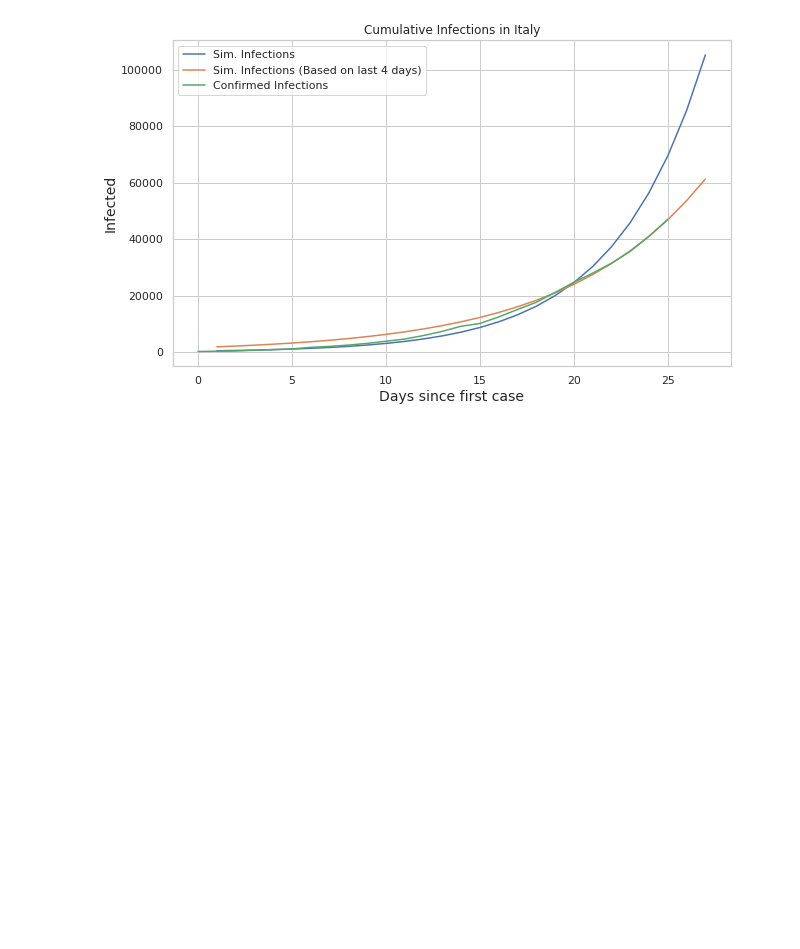
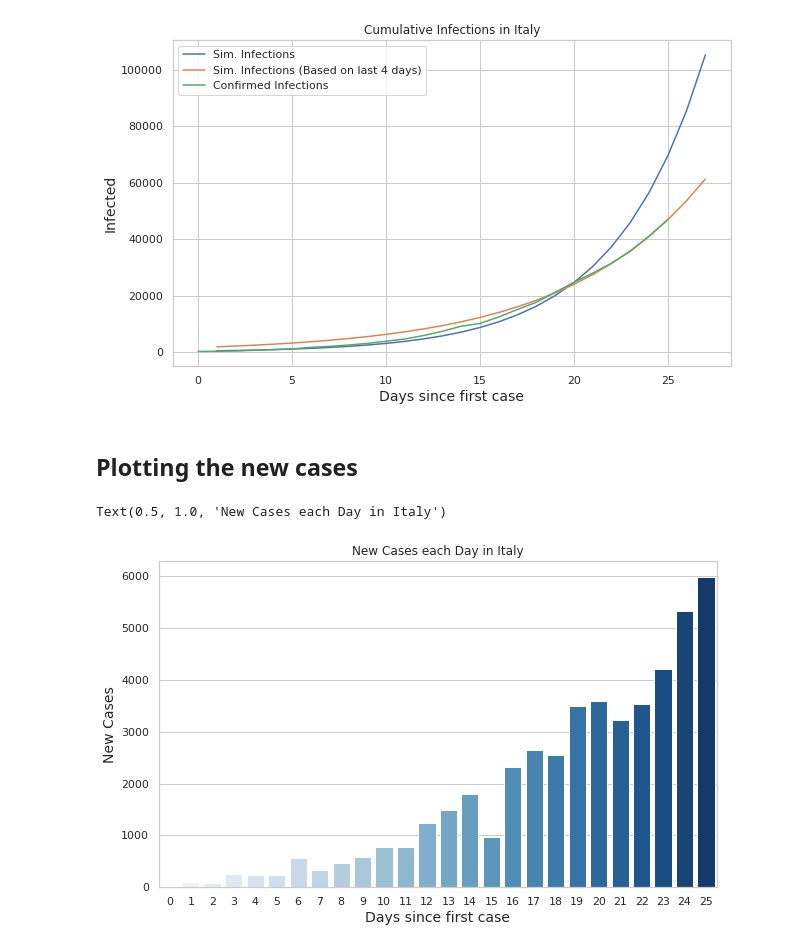
Before and after one commit to kredde/corona-outbreak, a Jupyter notebook: italy.ipynb, the cells around one changed output. Drawn from its saved outputs; the diff is of its cells as text; code cells hidden in the pictures; blank space fills up the shorter version.

```diff
--- a/italy.ipynb
+++ b/italy.ipynb
@@ -190,3 +190,20 @@ plot.set_title("Cumulative Infections in Italy")
 # %% [output]
 Text(0.5, 1.0, 'Cumulative Infections in Italy')
 [figure]
+# %% [markdown]
+## Plotting the new cases
+# %%
+df_growth = df.copy()
+df_growth['new_cases'] = df_growth['totale_casi'].diff()
+df_growth['days'] = range(df_growth.shape[0])
+# %%
+fig, ax = plt.subplots(figsize=(10,6))
+plot = sns.barplot(y="new_cases", x="days", data=df_growth, label="New Cases", palette="Blues")
+
+plt.ylabel('New Cases', fontsize=14)
+plt.xlabel('Days since first case', fontsize=14)
+
+plot.set_title("New Cases each Day in Italy")
+# %% [output]
+Text(0.5, 1.0, 'New Cases each Day in Italy')
+[figure, added]
```
Also changed, not shown: parts of 18 cells of this notebook, 2 other files.
